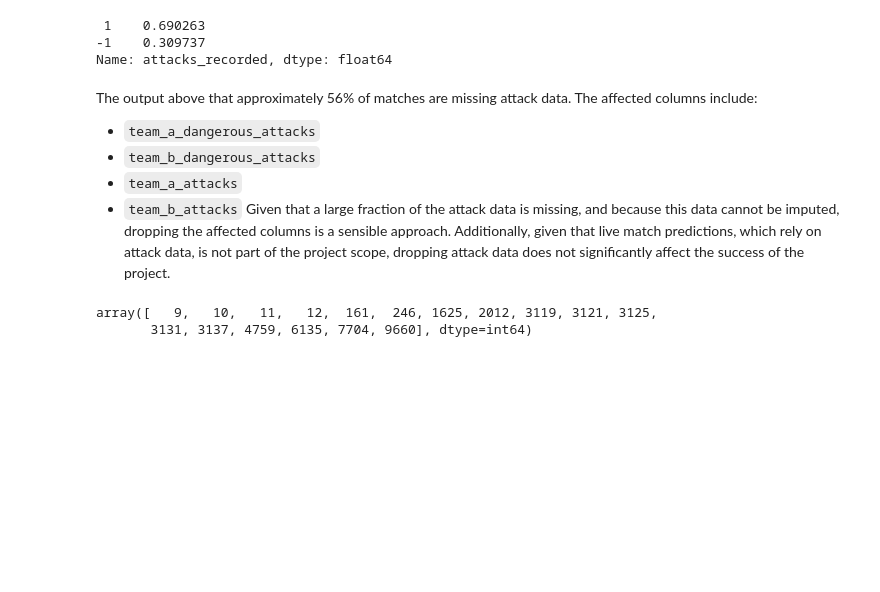
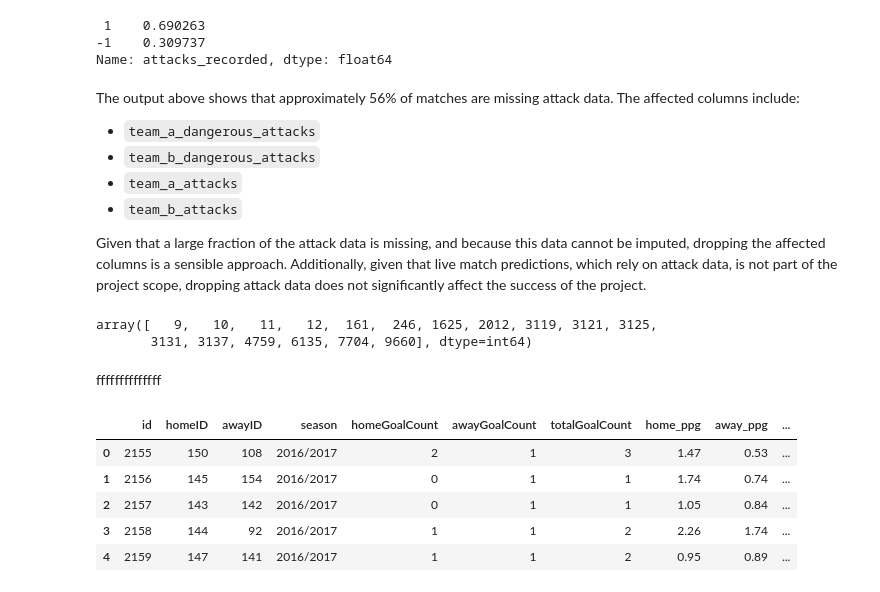
Before and after one commit to waynekipngeno/capstone_project, a Jupyter notebook: Data Cleaning and EDA.ipynb, the cells around one changed output. Saved outputs shown, nothing was run; the diff lists cells and outputs as text; code cells hidden in the pictures; blank space fills up the shorter version.

```diff
--- a/Data Cleaning and EDA.ipynb
+++ b/Data Cleaning and EDA.ipynb
@@ -361,7 +361,8 @@ season_not_relevant = ['2007/2008', '2008/2009', '2009/2010', '2010/2011',
                        '2011/2012', '2012/2013', '2023/2024']
 
 # Filter out rows where the "season" column is in the list
-filtered_data = data[~data['season'].isin(season_not_relevant)]
+filtered_data = data[~data['season'].isin(season_not_relevant)].copy()
+
 
 # check missing attendance for relevant seasons
 filtered_data[filtered_data['attendance']==-1]['attendance'].count()
@@ -403,14 +404,46 @@ filtered_data['attacks_recorded'].value_counts(normalize=True)
 -1    0.309737
 Name: attacks_recorded, dtype: float64
 # %% [markdown]
-The output above that approximately 56% of matches are missing attack data. The affected columns include:
+The output above shows that approximately 56% of matches are missing attack data. The affected columns include:
 - `team_a_dangerous_attacks`
 - `team_b_dangerous_attacks`
 - `team_a_attacks`
 - `team_b_attacks`
+
 Given that a large fraction of the attack data is missing, and because this data cannot be imputed, dropping the affected columns is a sensible approach. Additionally, given that live match predictions, which rely on attack data,  is not part of the project scope, dropping attack data does not significantly affect the success of the project.
 # %%
 data['competition_id'].unique()
 # %% [output]
 array([   9,   10,   11,   12,  161,  246, 1625, 2012, 3119, 3121, 3125,
        3131, 3137, 4759, 6135, 7704, 9660], dtype=int64)
+# %% [markdown]
+ffffffffffffff
+# %%
+# Updating the list of columns to keep, including the additional columns requested
+updated_columns_to_keep = [
+    'id', 'homeID', 'awayID', 'season', 'homeGoalCount', 'awayGoalCount', 'totalGoalCount',
+    'home_ppg', 'away_ppg', 'pre_match_home_ppg', 'pre_match_away_ppg',
+    'pre_match_teamA_overall_ppg', 'pre_match_teamB_overall_ppg',
+    'team_a_cards_num', 'team_b_cards_num', 'odds_ft_1', 'odds_ft_x', 'odds_ft_2',
+    'winningTeam', 'team_a_xg_prematch', 'team_b_xg_prematch', 'total_xg_prematch'
+]
+
+# Keeping only the updated set of columns in the filtered_data DataFrame
+filtered_data = filtered_data[updated_columns_to_keep]
+
+# Creating a new column for the total number of cards
+filtered_data['total_cards'] = filtered_data['team_a_cards_num'] + filtered_data['team_b_cards_num']
+
+# Re-coding the 'winningTeam' column to 1x2 format (assuming 1 for home win, 2 for away win, and 0 for draw)
+# Modify the logic below as per the actual coding of the 'winningTeam' column in your dataset
+filtered_data['winningTeam_1x2'] = filtered_data['winningTeam'].map({1: 1, 2: 2, 'draw': 0})
+
+# Display the first few rows of the modified DataFrame
+filtered_data.head()
+# %% [output]
+|  | id | homeID | awayID | season | homeGoalCount | awayGoalCount | totalGoalCount | home_ppg | away_ppg | ... |
+| 0 | 2155 | 150 | 108 | 2016/2017 | 2 | 1 | 3 | 1.47 | 0.53 | ... |
+| 1 | 2156 | 145 | 154 | 2016/2017 | 0 | 1 | 1 | 1.74 | 0.74 | ... |
+| 2 | 2157 | 143 | 142 | 2016/2017 | 0 | 1 | 1 | 1.05 | 0.84 | ... |
+| 3 | 2158 | 144 | 92 | 2016/2017 | 1 | 1 | 2 | 2.26 | 1.74 | ... |
+| 4 | 2159 | 147 | 141 | 2016/2017 | 1 | 1 | 2 | 0.95 | 0.89 | ... |
```
Also changed, not shown: parts of 42 cells of this notebook.
